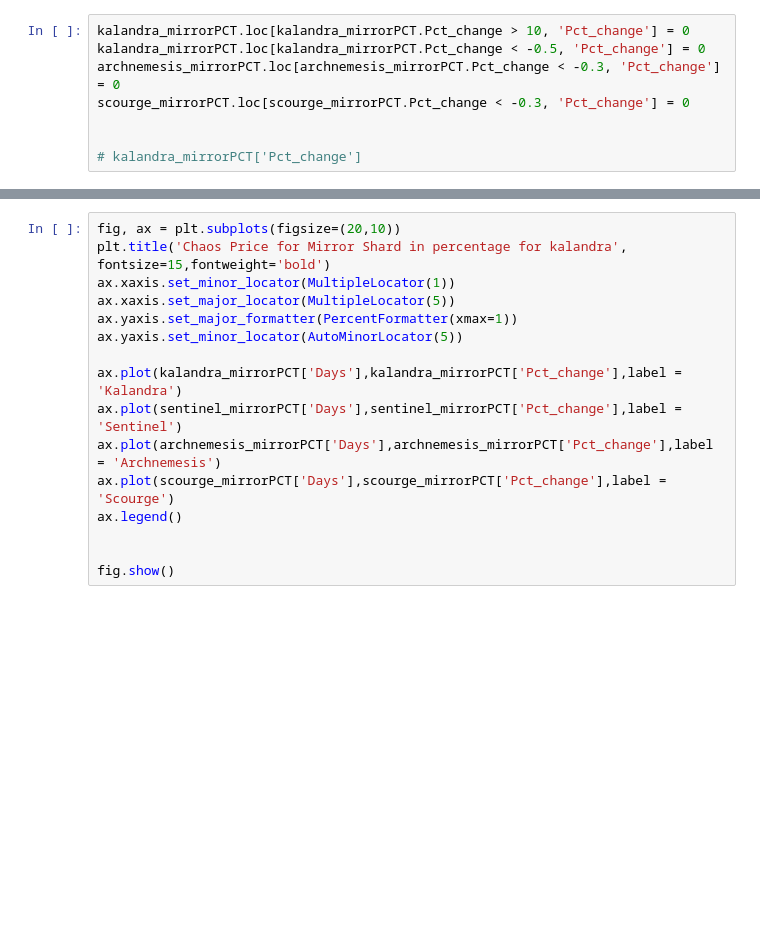
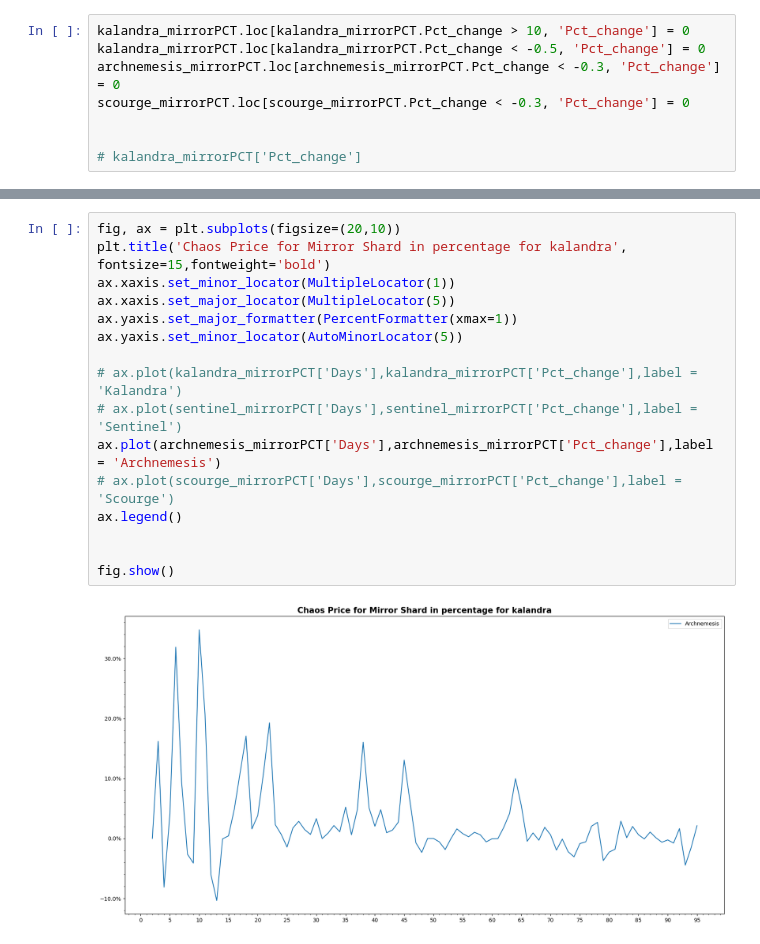
Before and after one commit to 0olol/POE-Market-Price-Analysis, a Jupyter notebook: mirrorShard.ipynb, the cells around one changed output, grey strips where cells are left out. Drawn from its saved outputs; the diff is of its cells as text; blank space fills up the shorter version.

```diff
--- a/mirrorShard.ipynb
+++ b/mirrorShard.ipynb
@@ -131,16 +324,18 @@ kalandra_mirrorPCT.info()
 # %%
 fig, ax = plt.subplots(figsize=(20,10))
 plt.title('Chaos Price for Mirror Shard in percentage for kalandra', fontsize=15,fontweight='bold')
 ax.xaxis.set_minor_locator(MultipleLocator(1))
 ax.xaxis.set_major_locator(MultipleLocator(5))
 ax.yaxis.set_major_formatter(PercentFormatter(xmax=1))
 ax.yaxis.set_minor_locator(AutoMinorLocator(5))
 
-ax.plot(kalandra_mirrorPCT['Days'],kalandra_mirrorPCT['Pct_change'],label = 'Kalandra')
-ax.plot(sentinel_mirrorPCT['Days'],sentinel_mirrorPCT['Pct_change'],label = 'Sentinel')
+# ax.plot(kalandra_mirrorPCT['Days'],kalandra_mirrorPCT['Pct_change'],label = 'Kalandra')
+# ax.plot(sentinel_mirrorPCT['Days'],sentinel_mirrorPCT['Pct_change'],label = 'Sentinel')
 ax.plot(archnemesis_mirrorPCT['Days'],archnemesis_mirrorPCT['Pct_change'],label = 'Archnemesis')
-ax.plot(scourge_mirrorPCT['Days'],scourge_mirrorPCT['Pct_change'],label = 'Scourge')
+# ax.plot(scourge_mirrorPCT['Days'],scourge_mirrorPCT['Pct_change'],label = 'Scourge')
 ax.legend()
 
 
 fig.show()
+# %% [output]
+[figure, added]
```
Also changed, not shown: parts of 23 cells of this notebook, 1 other file.
